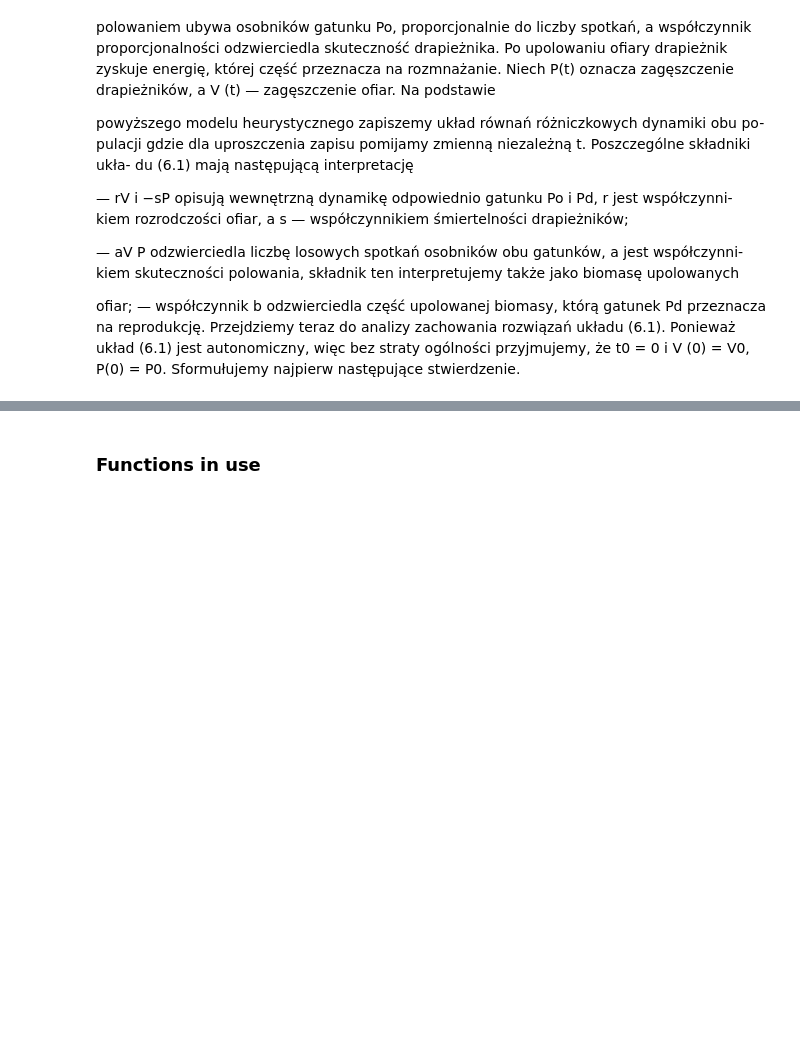
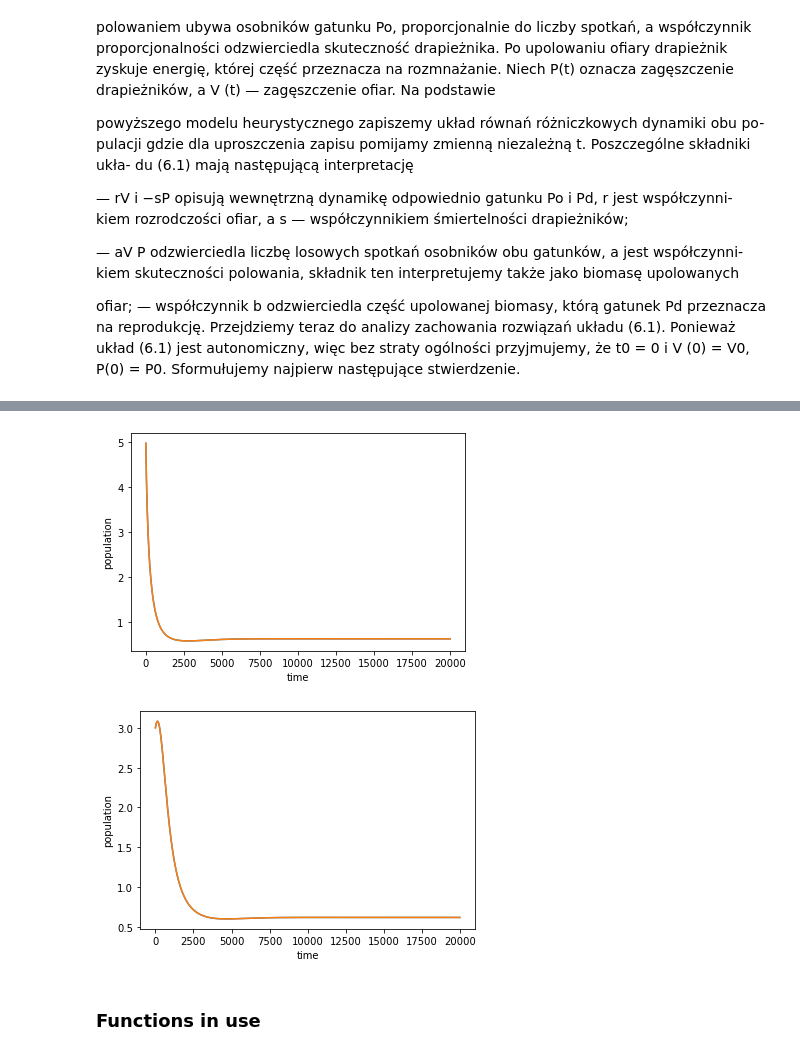
Before and after one commit to Deneverhad/Lotka, a Jupyter notebook: Lotka-Voltera.ipynb, the cells around one changed output, grey strips where cells are left out. Drawn from its saved outputs; the diff is of its cells as text; code cells hidden in the pictures; blank space fills up the shorter version.

```diff
--- a/Lotka-Voltera.ipynb
+++ b/Lotka-Voltera.ipynb
@@ -304,3 +303,47 @@ print(sol[-200:-1])
+# %%
+r= 1.0; s = 1.0
+k = 1.0; h = 1.0
+A = 1.0; B = 1.0
+
+#F -> (t, N, P)
+functions = [lambda F: F[1] * r * (1 - F[1] / k) - F[1] * F[2] * (A / (F[1] + B)),
+             lambda F: F[2] * s * (1 - F[2] * h / F[1])]
+
+
+Y1 = np.array([5.0, 3.0],dtype='d')
+Y2 = np.array([5.0, 3.0],dtype='d')
+
+# solution
+solver = calculate_euler_method(functions, 20, 0, Y1)
+solver_kuta = runge_kutta_method(functions, 20, 0, Y2)
+
+data_plot = []
+data_plot2 = []
+
+data_plot_kuta = []
+data_plot_kuta2 = []
+
+for i in range(0,len(solver)):
+    data_plot.append(solver[i][0])
+    data_plot2.append(solver[i][1])
+
+    data_plot_kuta.append(solver_kuta[i][0])
+    data_plot_kuta2.append(solver_kuta[i][1])
+
+plt.plot(data_plot,label="prey")
+plt.plot(data_plot_kuta,label="prey_kuta")
+plt.xlabel("time")
+plt.ylabel("population")
+plt.show()
+
+plt.plot(data_plot2,label="predator")
+plt.plot(data_plot_kuta2,label="predator_kuta")
+plt.xlabel("time")
+plt.ylabel("population")
+plt.show()
+# %% [output]
+[figure, added]
+[figure, added]
 # %% [markdown]
 ### Functions in use
 # %%
```
Also changed, not shown: parts of 5 cells of this notebook.
